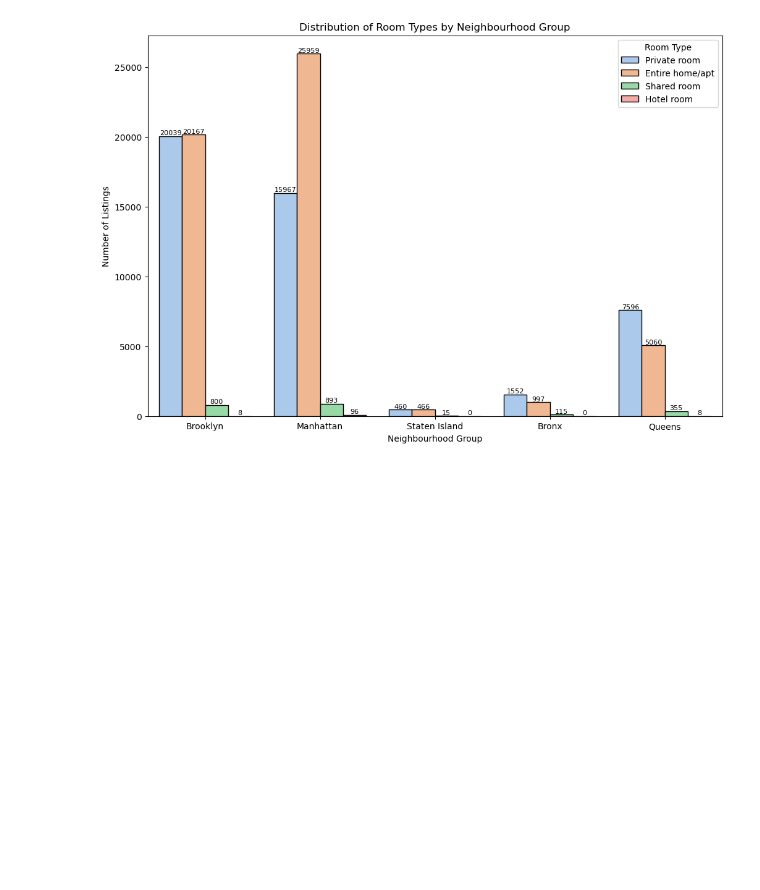
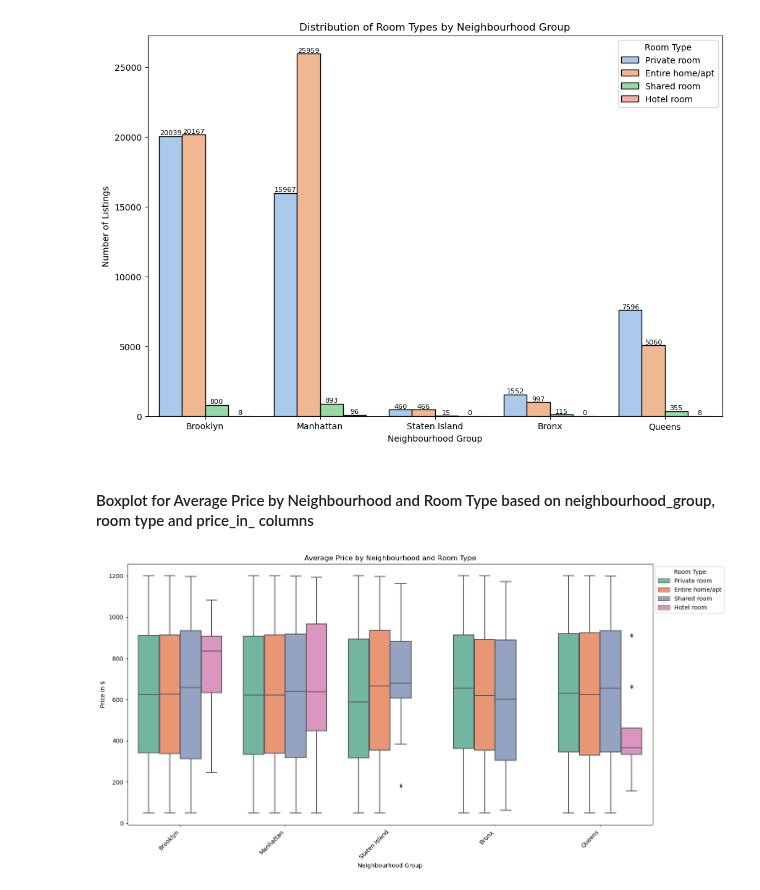
Before and after one commit to dominikvukelic/airbnb_ny_project, a Jupyter notebook: graphs/graphs.ipynb, the cells around one changed output. Saved outputs shown, nothing was run; the diff lists cells and outputs as text; code cells hidden in the pictures; blank space fills up the shorter version.

Commit message:
working on graphs

```diff
--- a/graphs/graphs.ipynb
+++ b/graphs/graphs.ipynb
@@ -133,3 +133,16 @@ for patch in ax.patches:
 plt.show()
 # %% [output]
 [figure]
+# %% [markdown]
+#### Boxplot for Average Price by Neighbourhood and Room Type based on neighbourhood_group, room type and price_in_ columns
+# %%
+plt.figure(figsize=(16, 8))
+sns.boxplot(x='neighbourhood_group', y='price_in_$', hue='room type', data=df, palette='Set2')
+plt.title('Average Price by Neighbourhood and Room Type')
+plt.xlabel('Neighbourhood Group')
+plt.ylabel('Price in $')
+plt.xticks(rotation=45, ha='right')
+plt.legend(title='Room Type', bbox_to_anchor=(1, 1))
+plt.show()
+# %% [output]
+[figure, added]
```
Also changed, not shown: parts of 1 cell of this notebook.
